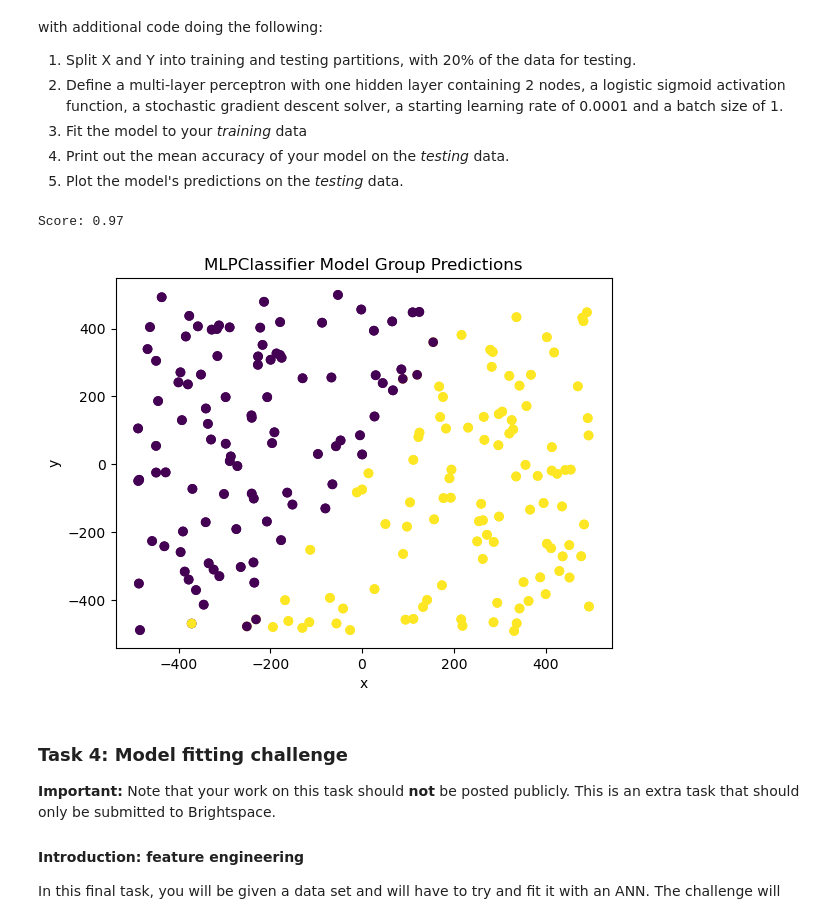
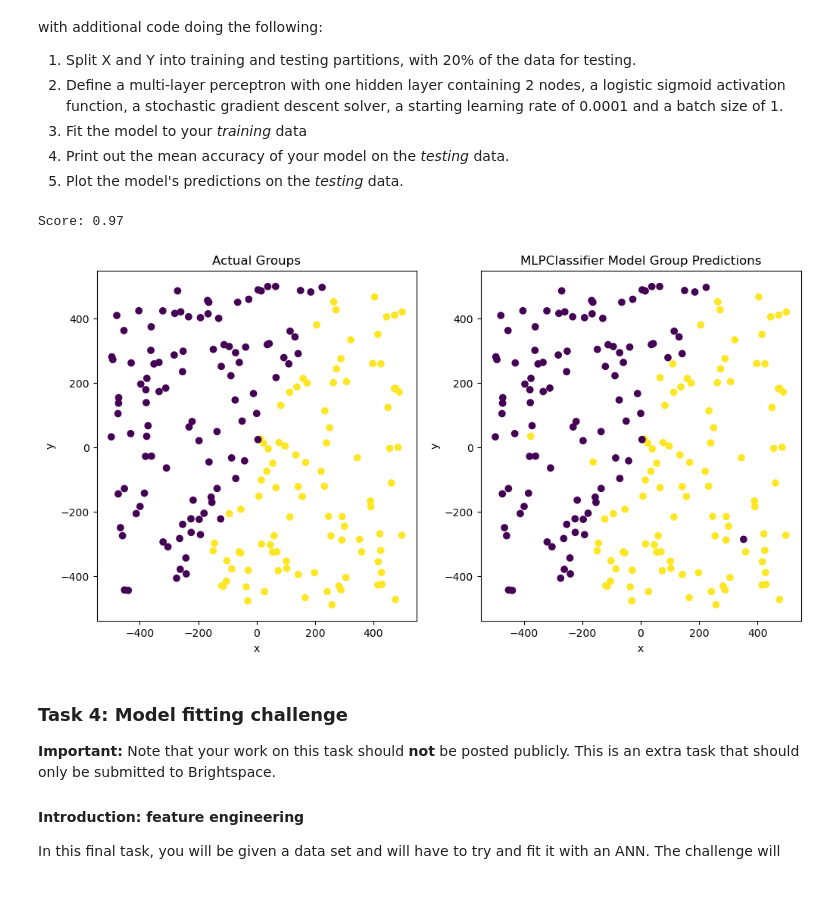
Before and after one commit to sean-meade/Neural-Networks, a Jupyter notebook: Etivity2_NeuralNetworks_9539719.ipynb, the cells around one changed output. Saved outputs shown, nothing was run; the diff lists cells and outputs as text; code cells hidden in the pictures; blank space fills up the shorter version.

```diff
--- a/Etivity2_NeuralNetworks_9539719.ipynb
+++ b/Etivity2_NeuralNetworks_9539719.ipynb
@@ -243,35 +246,41 @@ The code below imports the required modules and defines the input data in the re
 # %%
 from sklearn.neural_network import MLPClassifier
 from sklearn.model_selection import train_test_split
 
 # we define our input features as a single multi-dimensional array by 'stacking' them into columns
 X = np.column_stack((x,y))
 # we also define our output feature, simply for the sake of convenience
 Y = Group
 
 # split data into 80% training and 20% testing sets
 X_train, X_test, Y_train, Y_test = train_test_split(X, Y, test_size=0.2)
 
 # define a new MLPClassifier
 classifier = MLPClassifier(hidden_layer_sizes=(2,), activation='logistic', solver='sgd', learning_rate_init=0.0001, batch_size=1)
 
 # fit the classifier to the training data
 classifier.fit(X_train, Y_train)
 
 # print out mean accuracy of that trained model on the testing data
 print(f"Score: {classifier.score(X_test, Y_test)}")
 
-# plot the model's predictions on the testing data
-plt.scatter(X_test[:,0], X_test[:,1], c=classifier.predict(X_test))
-# plot the testing data
-plt.scatter(X_test[:,0], X_test[:,1], c=Y_test)
-plt.title("MLPClassifier Model Group Predictions")
-plt.xlabel("x")
-plt.ylabel("y")
+# Plotting
+fig, axs = plt.subplots(1, 2, figsize=(12, 6))
+
+axs[0].scatter(X_test[:,0], X_test[:,1], c=classifier.predict(X_test))
+axs[0].set_title('Actual Groups')
+axs[0].set_xlabel('x')
+axs[0].set_ylabel('y')
+
+axs[1].scatter(X_test[:,0], X_test[:,1], c=Y_test)
+axs[1].set_title('MLPClassifier Model Group Predictions')
+axs[1].set_xlabel('x')
+axs[1].set_ylabel('y')
+
 plt.show()
 # %% [output]
 Score: 0.97
-[figure, old version]
+[figure, new version]
 # %% [markdown]
 ### Task 4: Model fitting challenge
 
```
Also changed, not shown: parts of 2 cells of this notebook.
